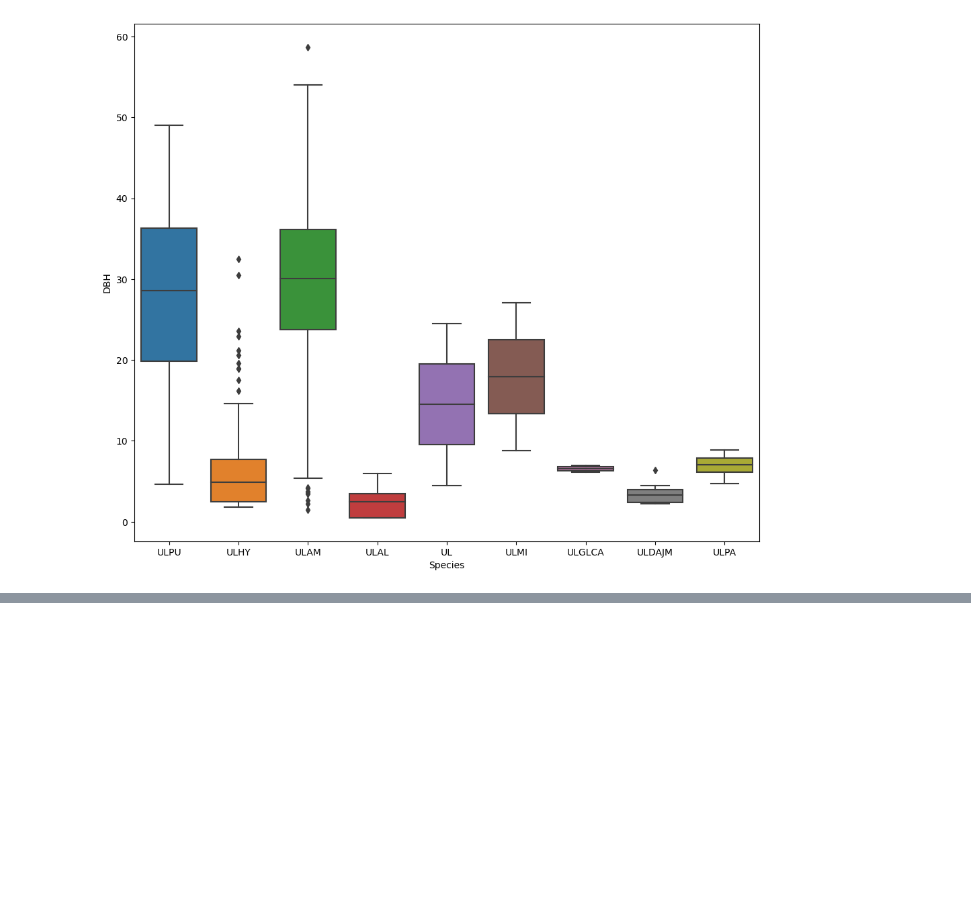
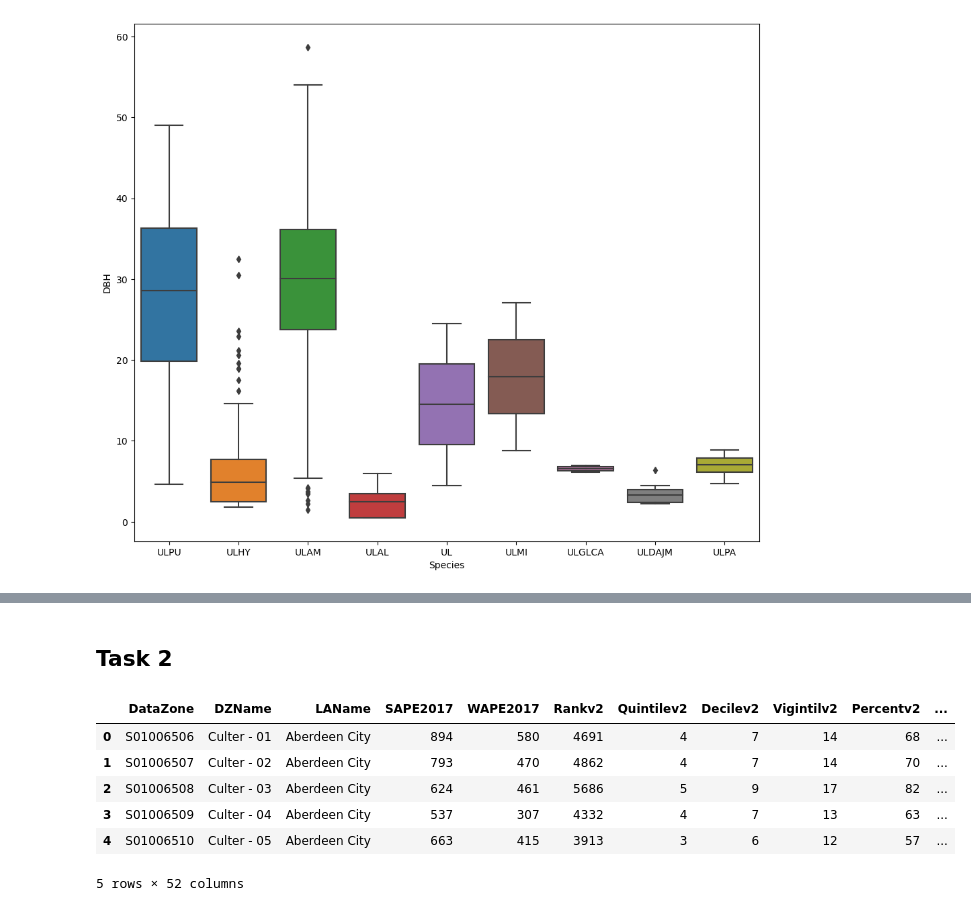
Before and after one commit to MWS8StAndrews/PY4SA23_Assignment, a Jupyter notebook: Assignment No 2 - Morgan Staples.ipynb, the cells around one changed output, grey strips where cells are left out. Cells and saved outputs as stored; diff of their text form; code cells hidden in the pictures; blank space fills up the shorter version.

```diff
--- a/Assignment No 2 - Morgan Staples.ipynb
+++ b/Assignment No 2 - Morgan Staples.ipynb
@@ -168,0 +187,19 @@ plt.show()
+# %%
+import geopandas as gpd
+
+simd_geo = gpd.read_file('data/SG_SIMD_2020/SG_SIMD_2020.shp')
+# %% [markdown]
+## **Task 2**
+# %%
+import matplotlib.pyplot as plt
+%matplotlib inline
+
+simd_geo.head(5)
+# %% [output]
+|  | DataZone | DZName | LAName | SAPE2017 | WAPE2017 | Rankv2 | Quintilev2 | Decilev2 | Vigintilv2 | Percentv2 | ... |
+| 0 | S01006506 | Culter - 01 | Aberdeen City | 894 | 580 | 4691 | 4 | 7 | 14 | 68 | ... |
+| 1 | S01006507 | Culter - 02 | Aberdeen City | 793 | 470 | 4862 | 4 | 7 | 14 | 70 | ... |
+| 2 | S01006508 | Culter - 03 | Aberdeen City | 624 | 461 | 5686 | 5 | 9 | 17 | 82 | ... |
+| 3 | S01006509 | Culter - 04 | Aberdeen City | 537 | 307 | 4332 | 4 | 7 | 13 | 63 | ... |
+| 4 | S01006510 | Culter - 05 | Aberdeen City | 663 | 415 | 3913 | 3 | 6 | 12 | 57 | ... |
+5 rows × 52 columns
```
Also changed, not shown: parts of 6 cells of this notebook, 11 other files.
